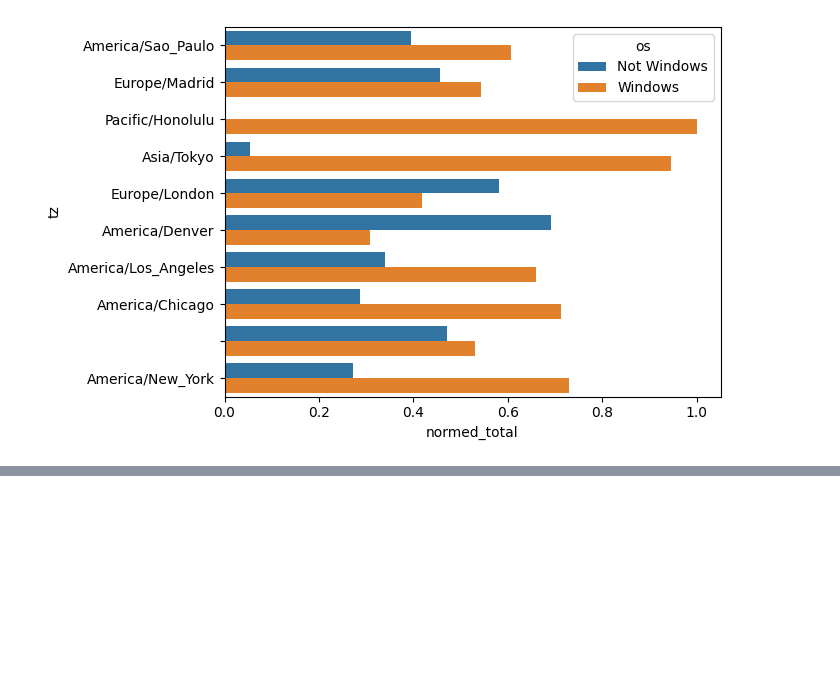
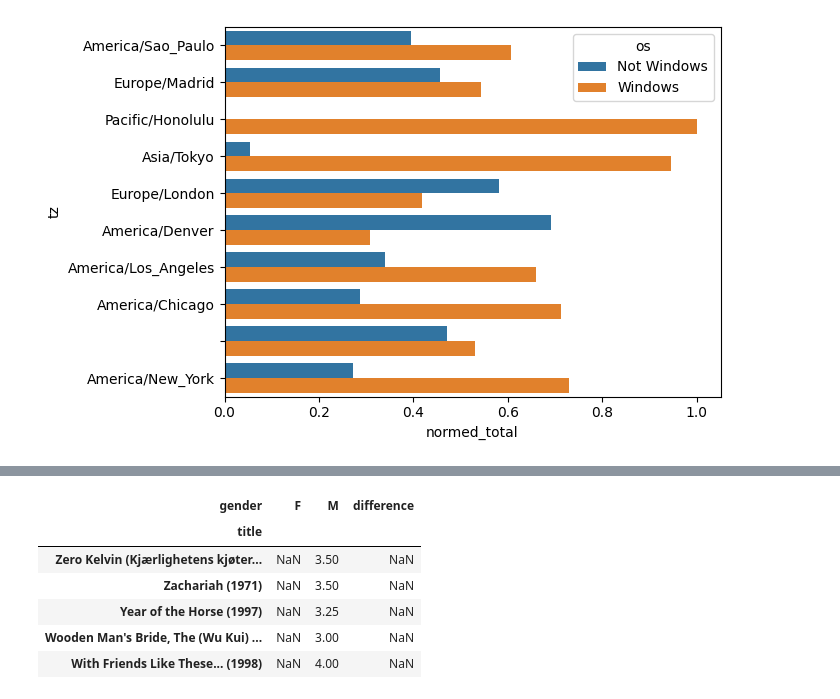
Before and after one commit to william-barros-costa/data_science_basic_knowledge, a Jupyter notebook: 10_data_analysis_examples/chapter.ipynb, the cells around one changed output, grey strips where cells are left out. Saved outputs shown, nothing was run; the diff lists cells and outputs as text; code cells hidden in the pictures; blank space fills up the shorter version.

```diff
--- a/10_data_analysis_examples/chapter.ipynb
+++ b/10_data_analysis_examples/chapter.ipynb
@@ -244,0 +299,10 @@ results2 = count_subset['total'] / g['total'].sum()
+# %%
+sorted_by_diff[::-1].head()
+# %% [output]
+| gender | F | M | difference |
+| title |  |  |  |
+| Zero Kelvin (Kjærlighetens kjøter... | NaN | 3.50 | NaN |
+| Zachariah (1971) | NaN | 3.50 | NaN |
+| Year of the Horse (1997) | NaN | 3.25 | NaN |
+| Wooden Man's Bride, The (Wu Kui) ... | NaN | 3.00 | NaN |
+| With Friends Like These... (1998) | NaN | 4.00 | NaN |
```
Also changed, not shown: parts of 14 cells of this notebook, 3 other files.
